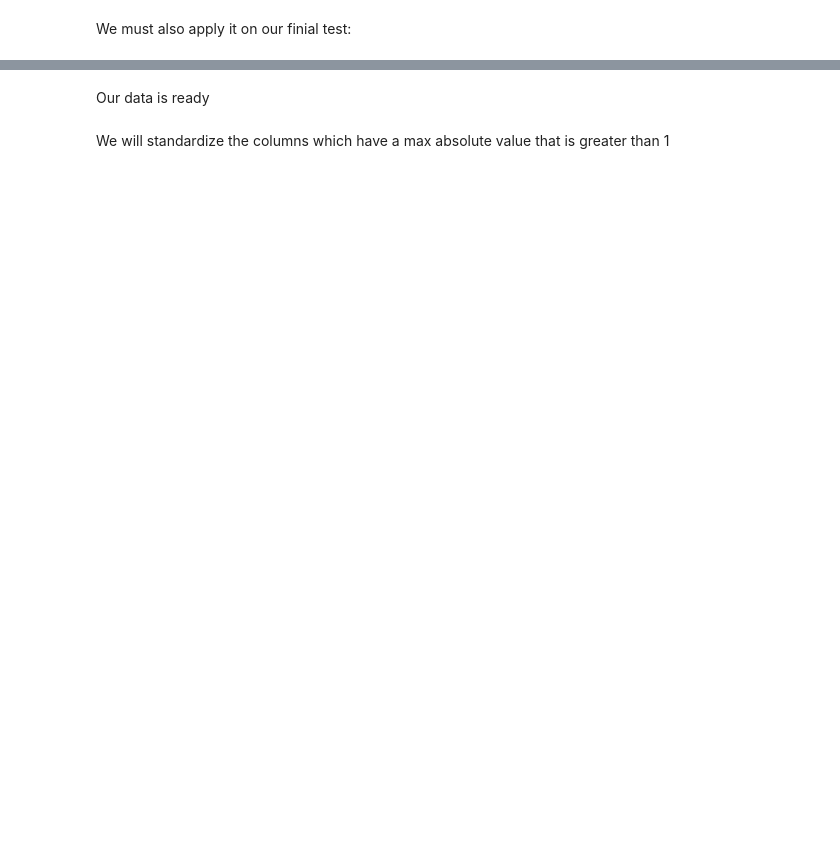
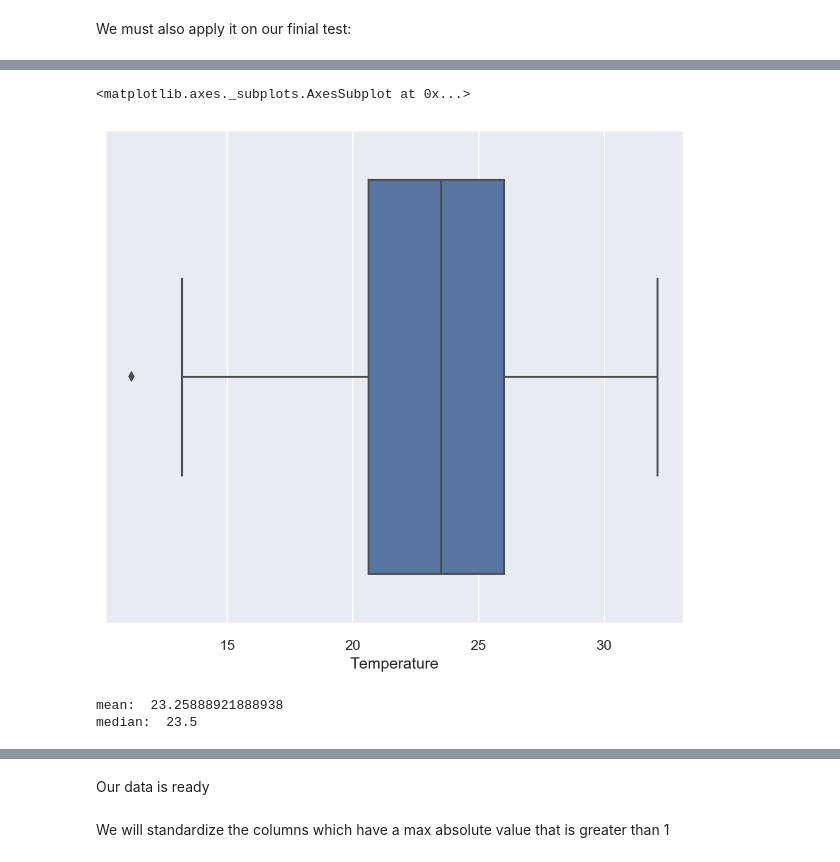
Before and after one commit to Mangalis0/Zindi-Regression-Hackathon, a Jupyter notebook: sam_regression.ipynb, the cells around one changed output, grey strips where cells are left out. Drawn from its saved outputs; the diff is of its cells as text; code cells hidden in the pictures; blank space fills up the shorter version.

```diff
--- a/sam_regression.ipynb
+++ b/sam_regression.ipynb
@@ -50,0 +56,2 @@ set()
+# %%
+placement = [col for col in dataset.columns if ((col[:len('Placement')] == 'Placement') or (col[:len('Confirmation')] == 'Confirmation')) ]
@@ -52,11 +68,11 @@ set()
 xdata = dataset.drop(columns=['Time from Pickup to Arrival', 'User Id', 'Order No',
 'Arrival at Destination - Day of Month',
 'Arrival at Destination - Time',
-'Arrival at Destination - Weekday (Mo = 1)'])
+'Arrival at Destination - Weekday (Mo = 1)'] + placement)
 X = xdata.copy() # I want to run this column everytime I want to restart after changes
 X = X.merge(riders, how='left', on=['Rider Id']).drop(columns=['Rider Id'])
 
-f_testx = finaltest.merge(riders, how='left', on=['Rider Id']).drop(columns=['User Id', 'Order No', 'Rider Id'])
+f_testx = finaltest.merge(riders, how='left', on=['Rider Id']).drop(columns=['User Id', 'Order No', 'Rider Id'] + placement)
 # %%
 y = dataset['Time from Pickup to Arrival'] # The target
 # %% [markdown]
@@ -195,0 +326,11 @@ Dataframe now has 18 from 26 input columns
+# %%
+sns.boxplot(X1['Temperature'])
+# %% [output]
+<matplotlib.axes._subplots.AxesSubplot at 0x...>
+[figure, added]
+# %%
+print('mean: ', data['Temperature'].mean())
+print('median: ', data['Temperature'].median())
+# %% [output]
+mean:  23.25888921888938
+median:  23.5
```
Also changed, not shown: parts of 30 cells of this notebook.
